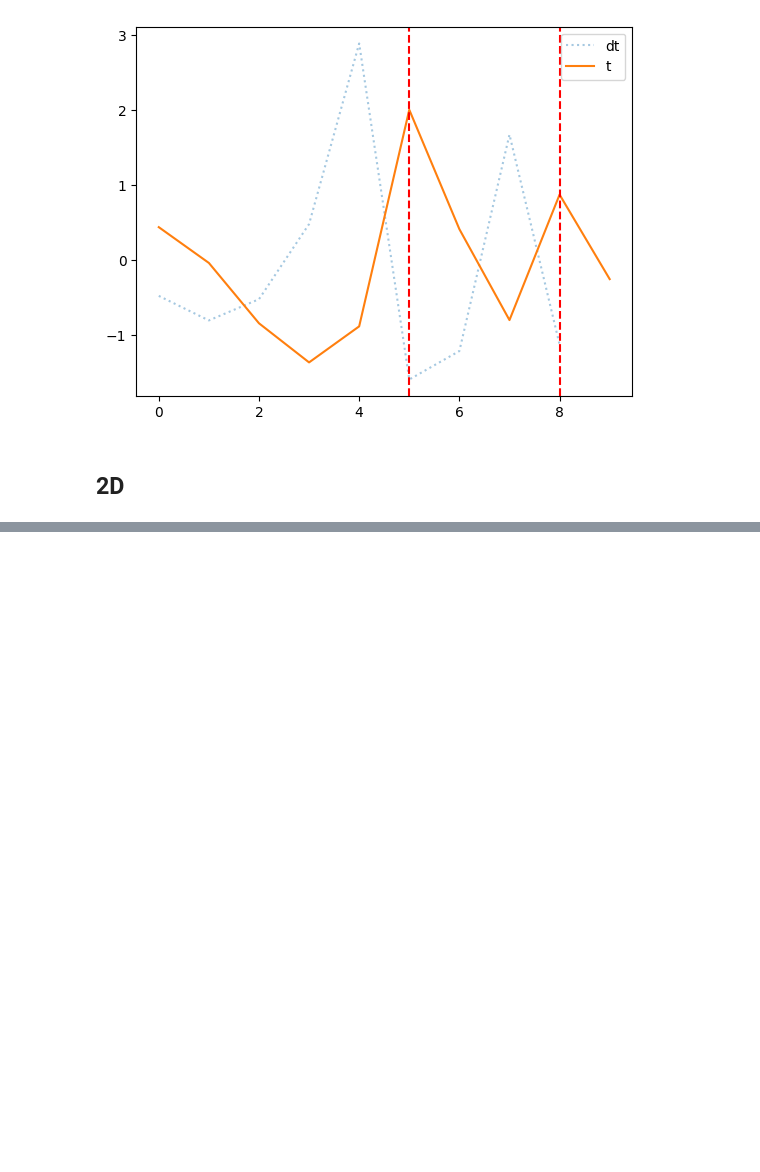
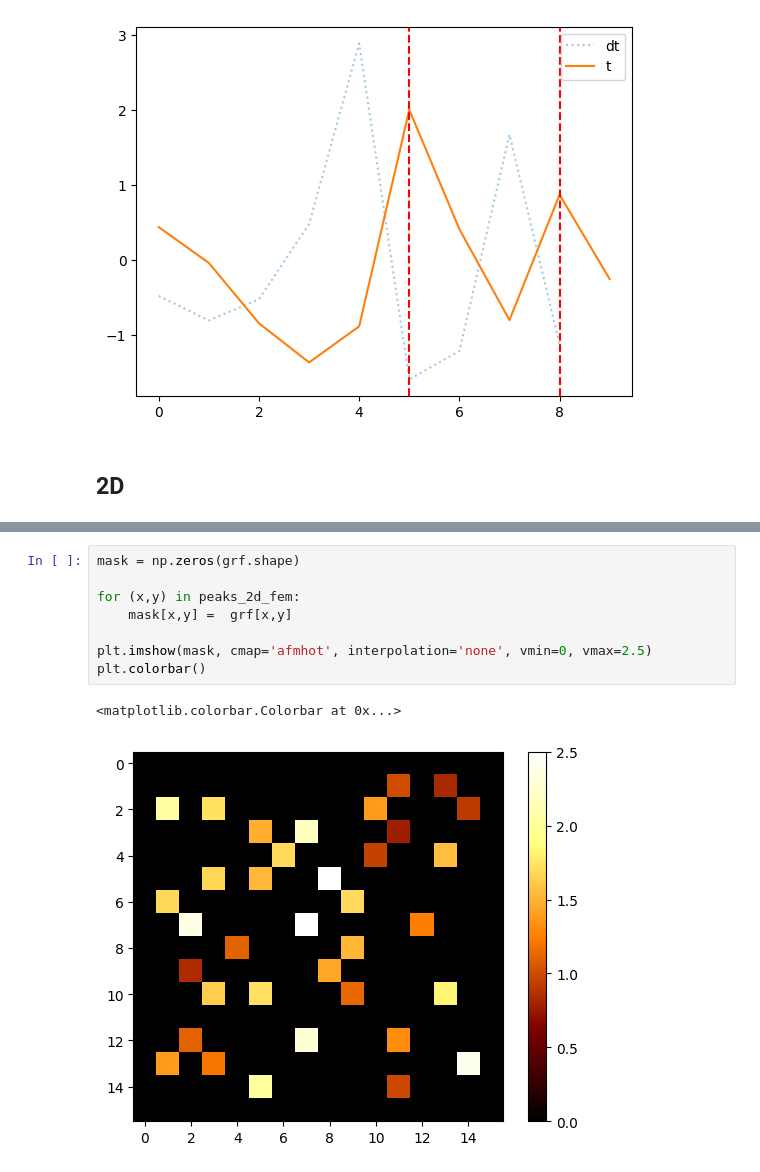
Before and after one commit to khchoi-physik/pbh_simulations, a Jupyter notebook: fem_test_peaks_counts.ipynb, the cells around one changed output, grey strips where cells are left out. Saved outputs shown, nothing was run; the diff lists cells and outputs as text; blank space fills up the shorter version.

```diff
--- a/fem_test_peaks_counts.ipynb
+++ b/fem_test_peaks_counts.ipynb
@@ -93,0 +111,11 @@ plt.colorbar()
+# %%
+mask = np.zeros(grf.shape)
+
+for (x,y) in peaks_2d_fem:
+    mask[x,y] =  grf[x,y]
+
+plt.imshow(mask, cmap='afmhot', interpolation='none', vmin=0, vmax=2.5)
+plt.colorbar()
+# %% [output]
+<matplotlib.colorbar.Colorbar at 0x...>
+[figure, added]
```
Also changed, not shown: parts of 5 cells of this notebook.
